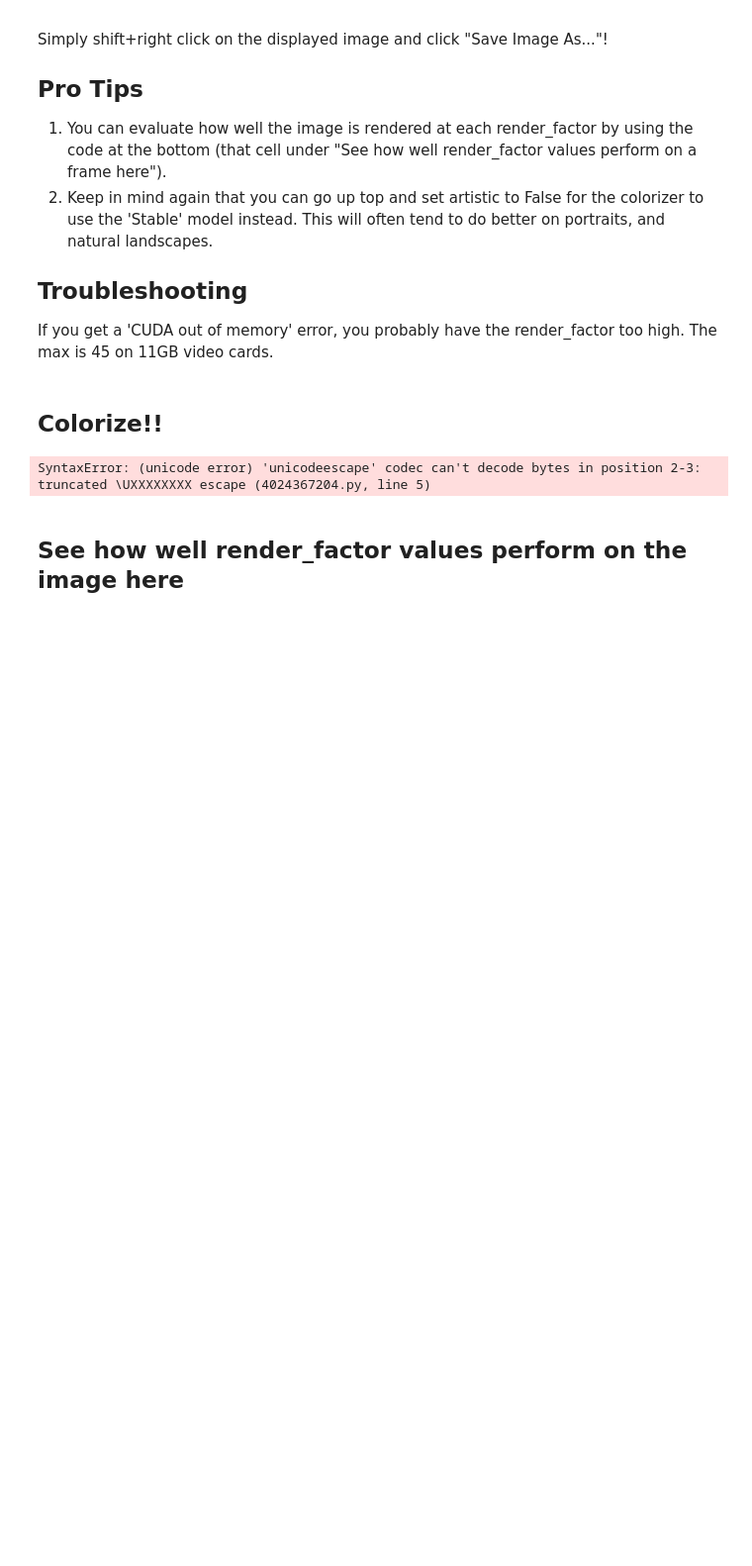
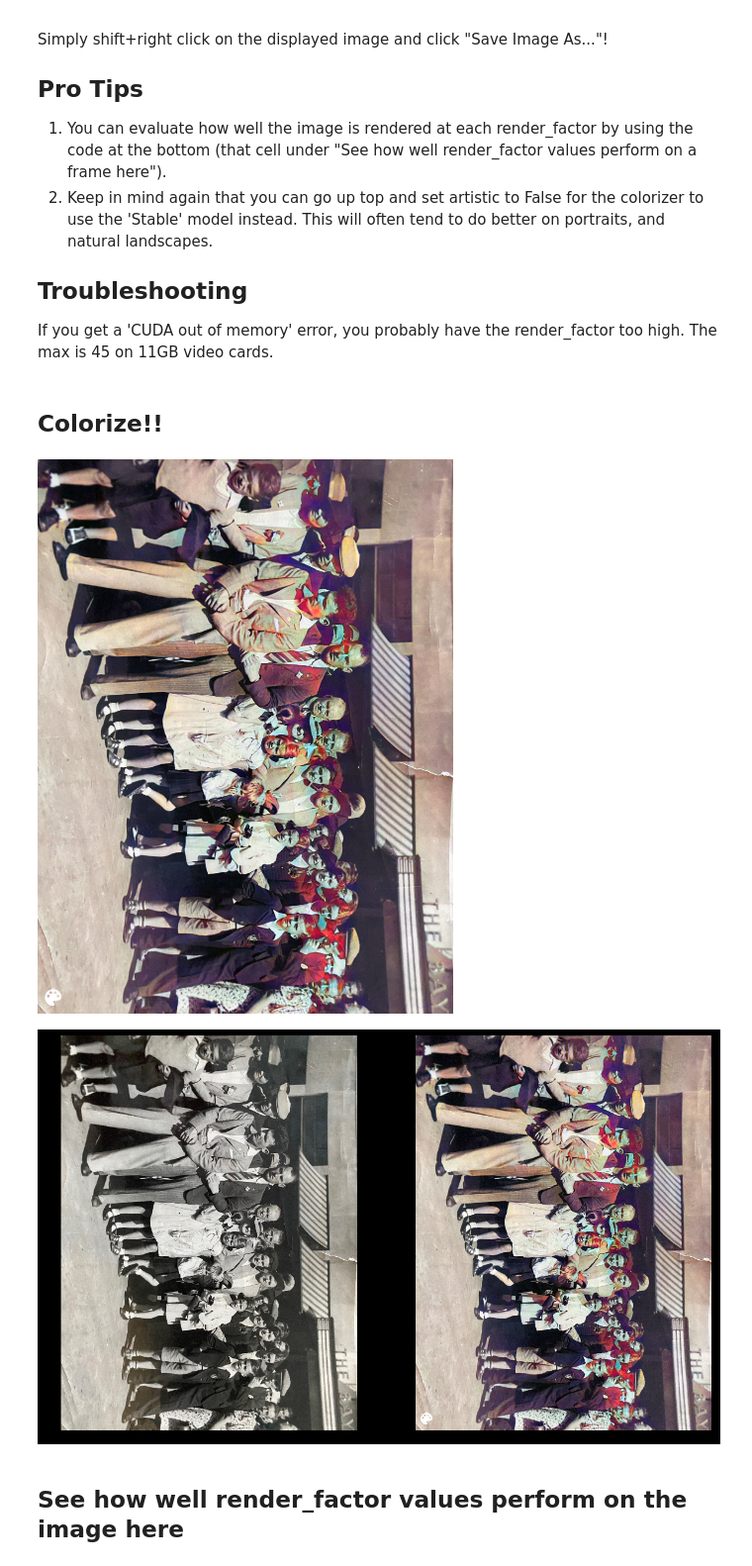
Before and after one commit to onepoint16/DeOldify, a Jupyter notebook: ImageColorizer.ipynb, the cells around one changed output. Shown at 99% size. Drawn from its saved outputs; the diff is of its cells as text; code cells hidden in the pictures; blank space fills up the shorter version.

```diff
--- a/ImageColorizer.ipynb
+++ b/ImageColorizer.ipynb
@@ -47,19 +47,20 @@ If you get a 'CUDA out of memory' error, you probably have the render_factor too
 # %%
 #NOTE:  Max is 45 with 11GB video cards. 35 is a good default
 render_factor=35
 #NOTE:  Make source_url None to just read from file at ./video/source/[file_name] directly without modification
 source_url= None
-source_path = "C:\Users\every\code\DeOldify\test_images\IMG_0019.jpeg"
+source_path = r"C:\Users\every\code\DeOldify\test_images\IMG_0019.jpeg"
 result_path = None
 
 if source_url is not None:
     result_path = colorizer.plot_transformed_image_from_url(url=source_url, path=source_path, render_factor=render_factor, compare=True)
 else:
     result_path = colorizer.plot_transformed_image(path=source_path, render_factor=render_factor, compare=True)
 
 show_image_in_notebook(result_path)
 # %% [output]
-SyntaxError: (unicode error) 'unicodeescape' codec can't decode bytes in position 2-3: truncated \UXXXXXXXX escape (4024367204.py, line 5)
+[figure, added]
+[figure, added]
 # %% [markdown]
 ## See how well render_factor values perform on the image here
 # %%
```
Also changed, not shown: parts of 1 cell of this notebook.
